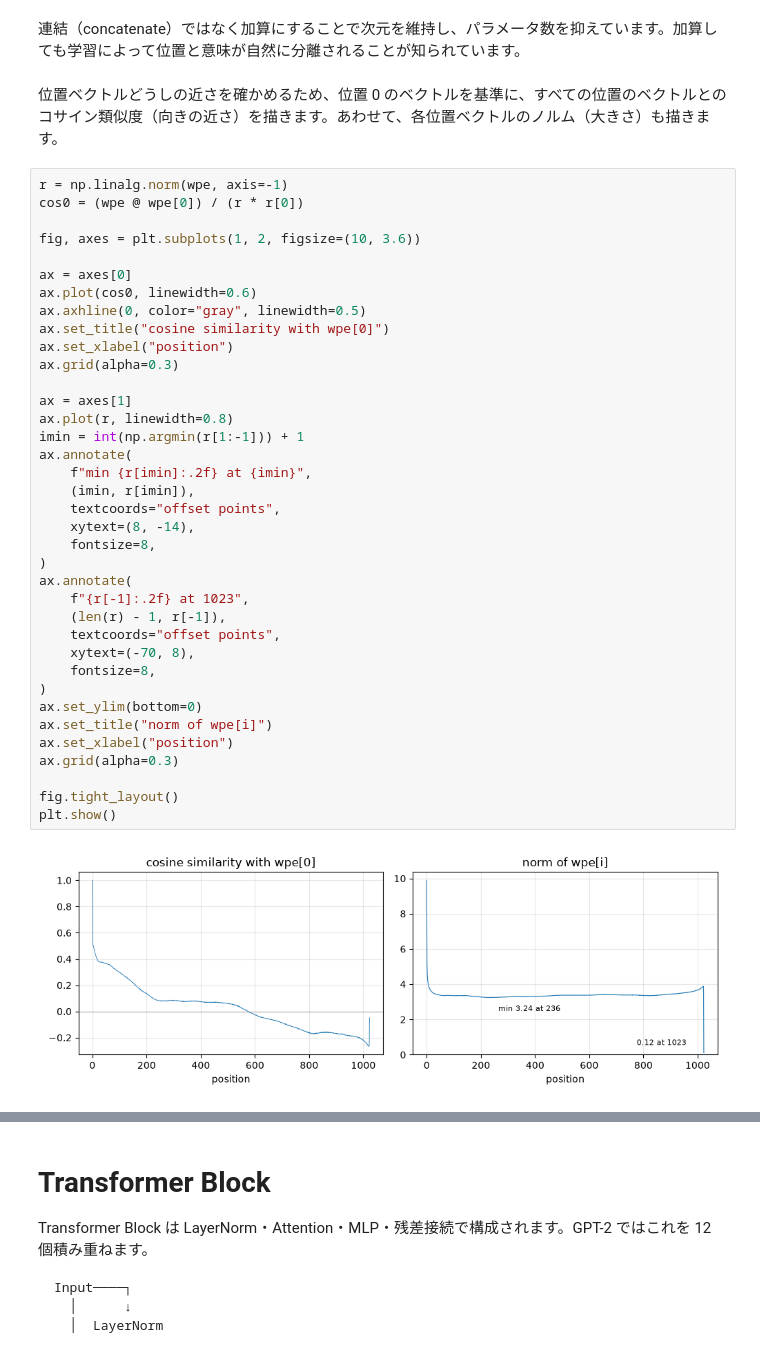
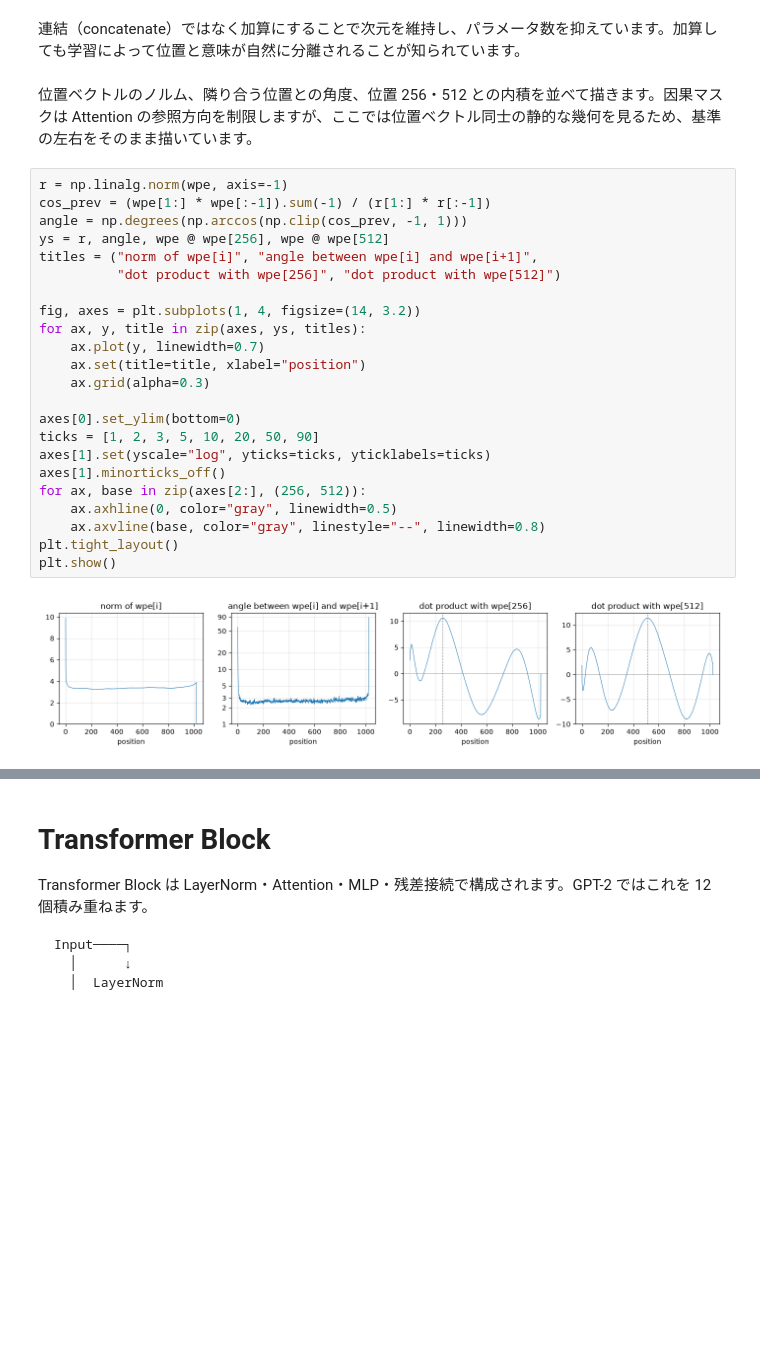
Before and after one commit to 7shi/my-gpt2, a Jupyter notebook: abridged.ipynb, the cells around one changed output, grey strips where cells are left out. Cells and saved outputs as stored; diff of their text form; blank space fills up the shorter version.

```diff
--- a/abridged.ipynb
+++ b/abridged.ipynb
@@ -396,44 +396,30 @@ embedded_x.shape: (5, 768)
 # %% [markdown]
 連結（concatenate）ではなく加算にすることで次元を維持し、パラメータ数を抑えています。加算しても学習によって位置と意味が自然に分離されることが知られています。
 # %% [markdown]
-位置ベクトルどうしの近さを確かめるため、位置 0 のベクトルを基準に、すべての位置のベクトルとのコサイン類似度（向きの近さ）を描きます。あわせて、各位置ベクトルのノルム（大きさ）も描きます。
+位置ベクトルのノルム、隣り合う位置との角度、位置 256・512 との内積を並べて描きます。因果マスクは Attention の参照方向を制限しますが、ここでは位置ベクトル同士の静的な幾何を見るため、基準の左右をそのまま描いています。
 # %%
 r = np.linalg.norm(wpe, axis=-1)
-cos0 = (wpe @ wpe[0]) / (r * r[0])
+cos_prev = (wpe[1:] * wpe[:-1]).sum(-1) / (r[1:] * r[:-1])
+angle = np.degrees(np.arccos(np.clip(cos_prev, -1, 1)))
+ys = r, angle, wpe @ wpe[256], wpe @ wpe[512]
+titles = ("norm of wpe[i]", "angle between wpe[i] and wpe[i+1]",
+          "dot product with wpe[256]", "dot product with wpe[512]")
 
-fig, axes = plt.subplots(1, 2, figsize=(10, 3.6))
+fig, axes = plt.subplots(1, 4, figsize=(14, 3.2))
+for ax, y, title in zip(axes, ys, titles):
+    ax.plot(y, linewidth=0.7)
+    ax.set(title=title, xlabel="position")
+    ax.grid(alpha=0.3)
 
-ax = axes[0]
-ax.plot(cos0, linewidth=0.6)
-ax.axhline(0, color="gray", linewidth=0.5)
-ax.set_title("cosine similarity with wpe[0]")
-ax.set_xlabel("position")
-ax.grid(alpha=0.3)
-
-ax = axes[1]
-ax.plot(r, linewidth=0.8)
-imin = int(np.argmin(r[1:-1])) + 1
-ax.annotate(
-    f"min {r[imin]:.2f} at {imin}",
-    (imin, r[imin]),
-    textcoords="offset points",
-    xytext=(8, -14),
-    fontsize=8,
-)
-ax.annotate(
-    f"{r[-1]:.2f} at 1023",
-    (len(r) - 1, r[-1]),
-    textcoords="offset points",
-    xytext=(-70, 8),
-    fontsize=8,
-)
-ax.set_ylim(bottom=0)
-ax.set_title("norm of wpe[i]")
-ax.set_xlabel("position")
-ax.grid(alpha=0.3)
-
-fig.tight_layout()
+axes[0].set_ylim(bottom=0)
+ticks = [1, 2, 3, 5, 10, 20, 50, 90]
+axes[1].set(yscale="log", yticks=ticks, yticklabels=ticks)
+axes[1].minorticks_off()
+for ax, base in zip(axes[2:], (256, 512)):
+    ax.axhline(0, color="gray", linewidth=0.5)
+    ax.axvline(base, color="gray", linestyle="--", linewidth=0.8)
+plt.tight_layout()
 plt.show()
 # %% [output]
-[figure, old version]
+[figure, new version]
 # %% [markdown]
```
Also changed, not shown: parts of 1 cell of this notebook.
